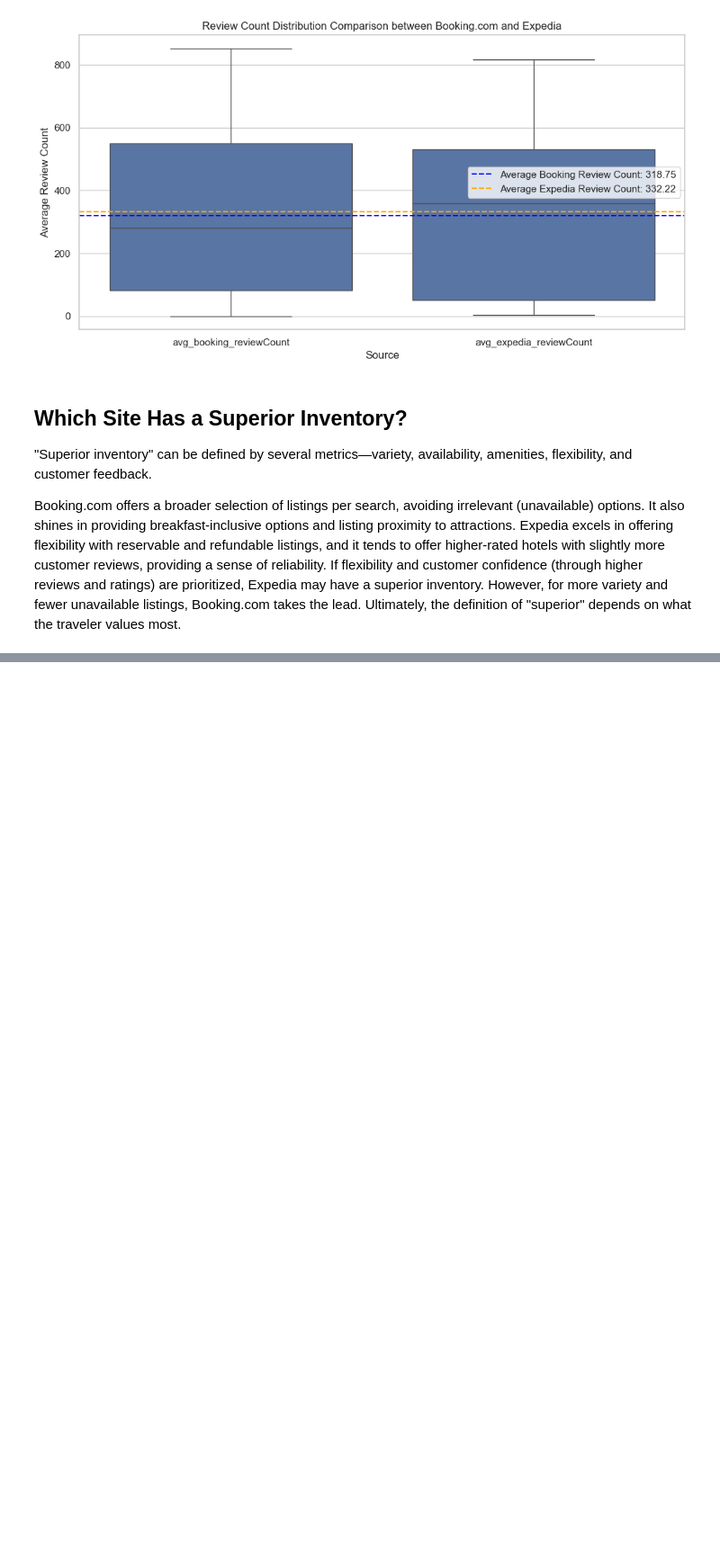
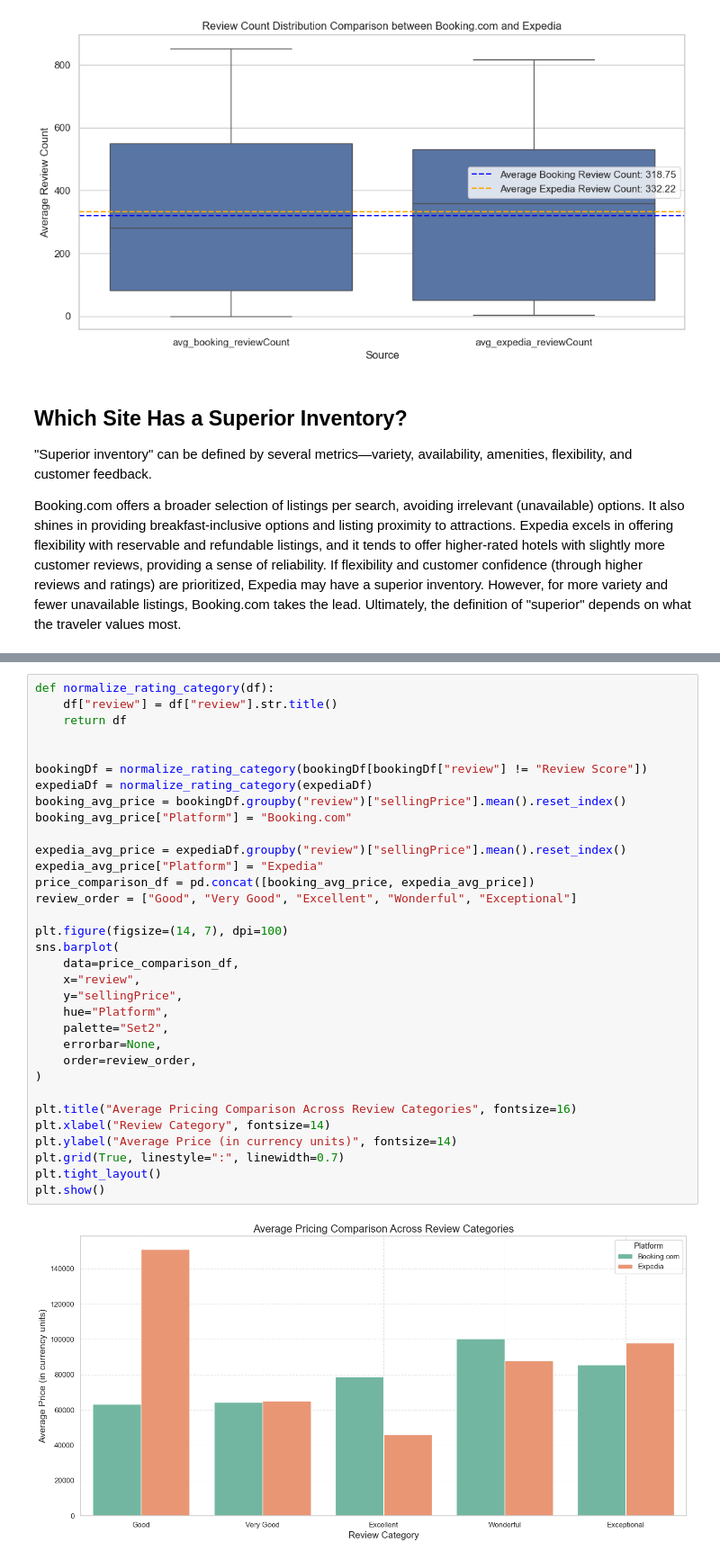
Before and after one commit to axnmol/scraper, a Jupyter notebook: scrap.ipynb, the cells around one changed output, grey strips where cells are left out. Shown: that part at 90% size. Saved outputs shown, nothing was run; the diff lists cells and outputs as text; blank space fills up the shorter version.

```diff
--- a/scrap.ipynb
+++ b/scrap.ipynb
@@ -616,0 +672,35 @@ If flexibility and customer confidence (through higher reviews and ratings) are
+# %%
+def normalize_rating_category(df):
+    df["review"] = df["review"].str.title()
+    return df
+
+
+bookingDf = normalize_rating_category(bookingDf[bookingDf["review"] != "Review Score"])
+expediaDf = normalize_rating_category(expediaDf)
+booking_avg_price = bookingDf.groupby("review")["sellingPrice"].mean().reset_index()
+booking_avg_price["Platform"] = "Booking.com"
+
+expedia_avg_price = expediaDf.groupby("review")["sellingPrice"].mean().reset_index()
+expedia_avg_price["Platform"] = "Expedia"
+price_comparison_df = pd.concat([booking_avg_price, expedia_avg_price])
+review_order = ["Good", "Very Good", "Excellent", "Wonderful", "Exceptional"]
+
+plt.figure(figsize=(14, 7), dpi=100)
+sns.barplot(
+    data=price_comparison_df,
+    x="review",
+    y="sellingPrice",
+    hue="Platform",
+    palette="Set2",
+    errorbar=None,
+    order=review_order,
+)
+
+plt.title("Average Pricing Comparison Across Review Categories", fontsize=16)
+plt.xlabel("Review Category", fontsize=14)
+plt.ylabel("Average Price (in currency units)", fontsize=14)
+plt.grid(True, linestyle=":", linewidth=0.7)
+plt.tight_layout()
+plt.show()
+# %% [output]
+[figure, added]
```
Also changed, not shown: parts of 7 cells of this notebook.
